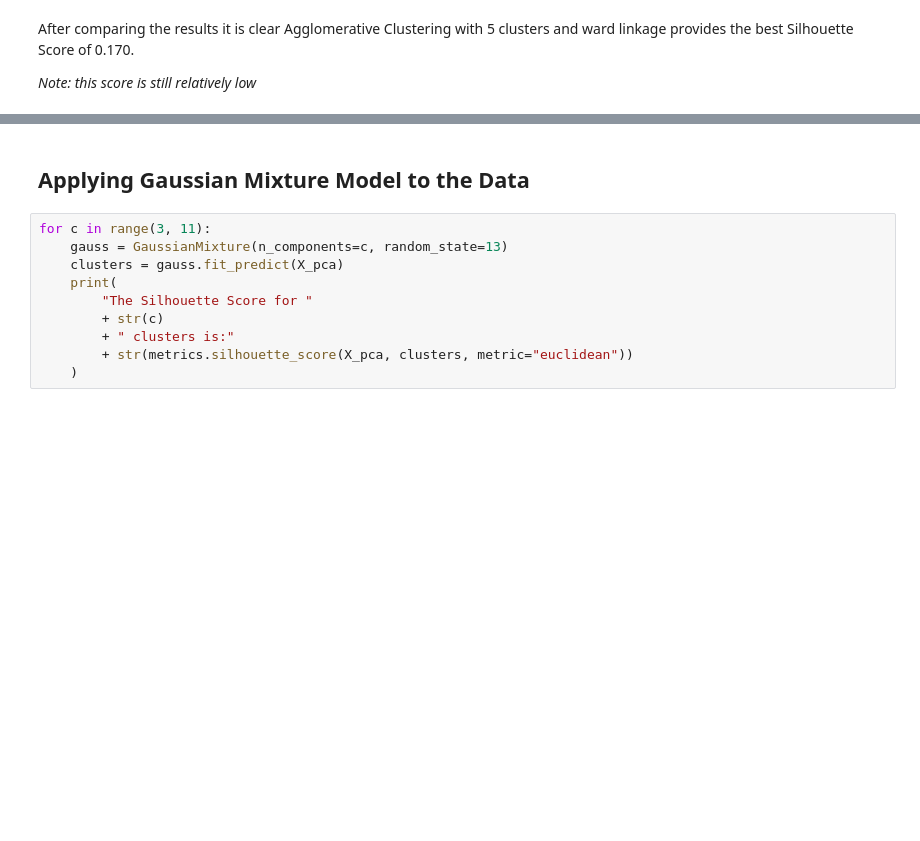
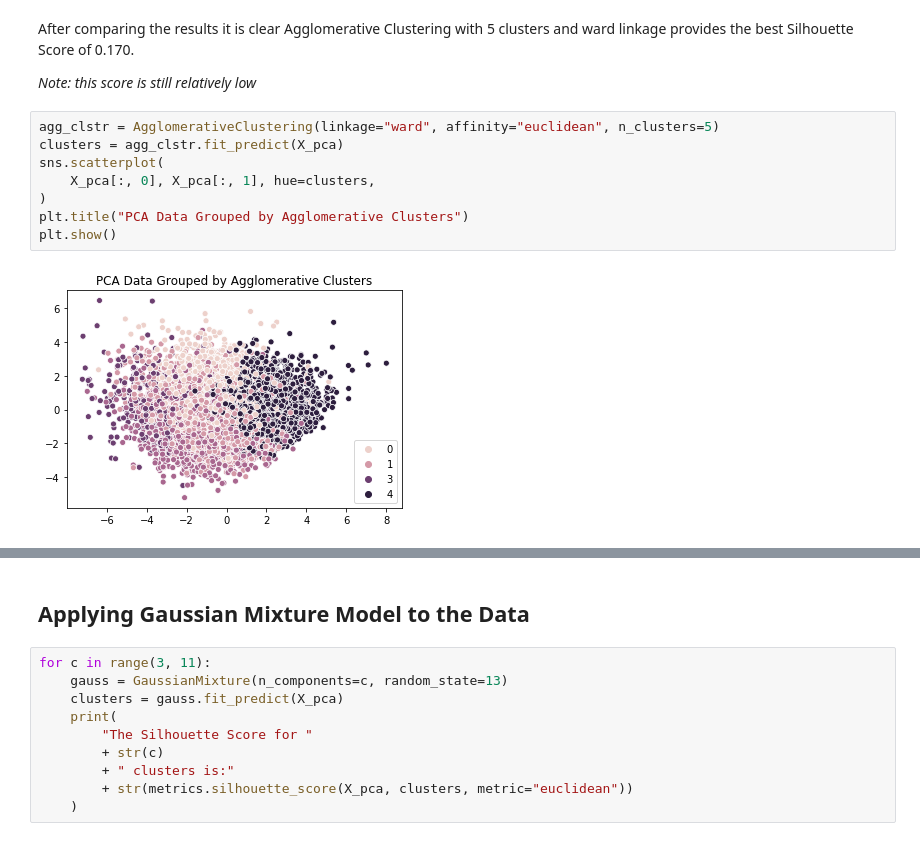
Before and after one commit to jhl126/For-Fun-LoL-Data, a Jupyter notebook: LoL Blue Wins Clustering.ipynb, the cells around one changed output, grey strips where cells are left out. Drawn from its saved outputs; the diff is of its cells as text; blank space fills up the shorter version.

```diff
--- a/LoL Blue Wins Clustering.ipynb
+++ b/LoL Blue Wins Clustering.ipynb
@@ -386,3 +430,13 @@ The Silhouette Score for 10 clusters is:0.1182766085820967
 After comparing the results it is clear Agglomerative Clustering with 5 clusters and ward linkage provides the best Silhouette Score of 0.170.
 
 *Note: this score is still relatively low*
+# %%
+agg_clstr = AgglomerativeClustering(linkage="ward", affinity="euclidean", n_clusters=5)
+clusters = agg_clstr.fit_predict(X_pca)
+sns.scatterplot(
+    X_pca[:, 0], X_pca[:, 1], hue=clusters,
+)
+plt.title("PCA Data Grouped by Agglomerative Clusters")
+plt.show()
+# %% [output]
+[figure, added]
```
Also changed, not shown: parts of 6 cells of this notebook.
